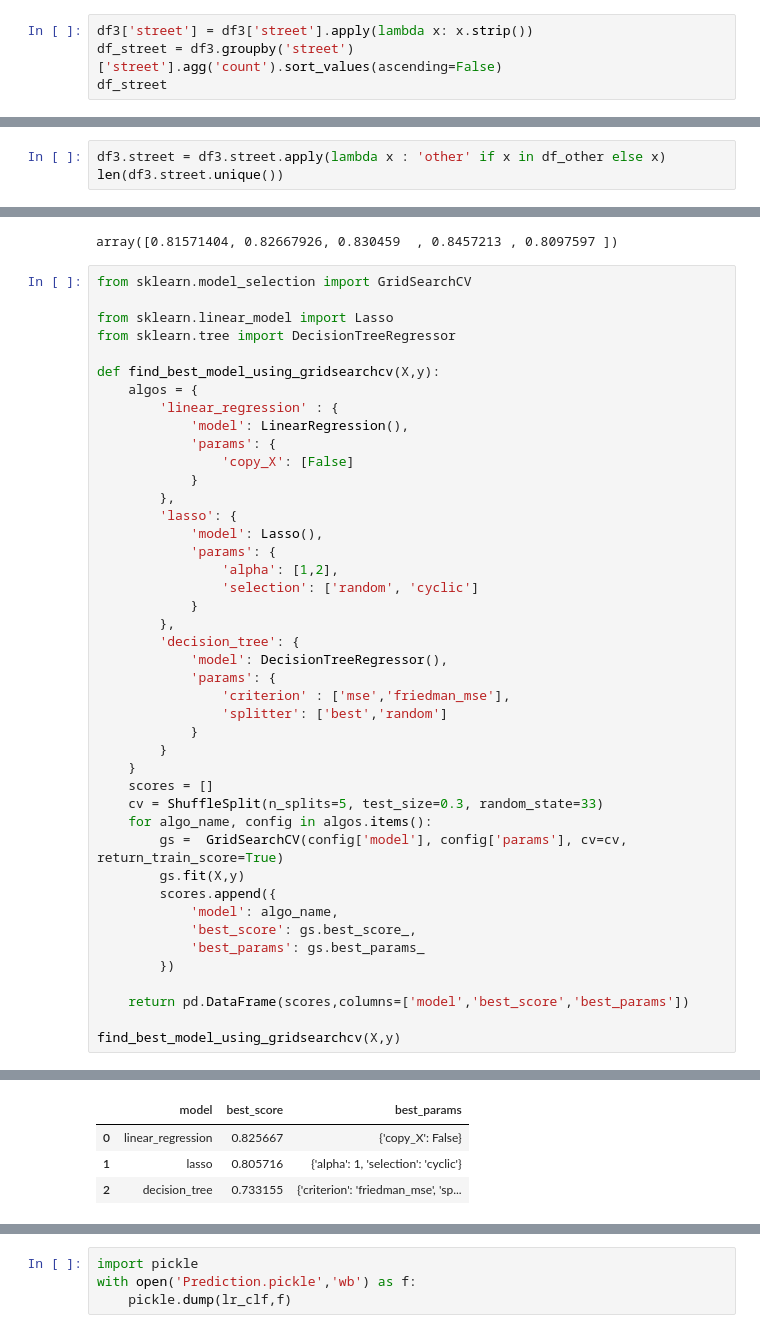
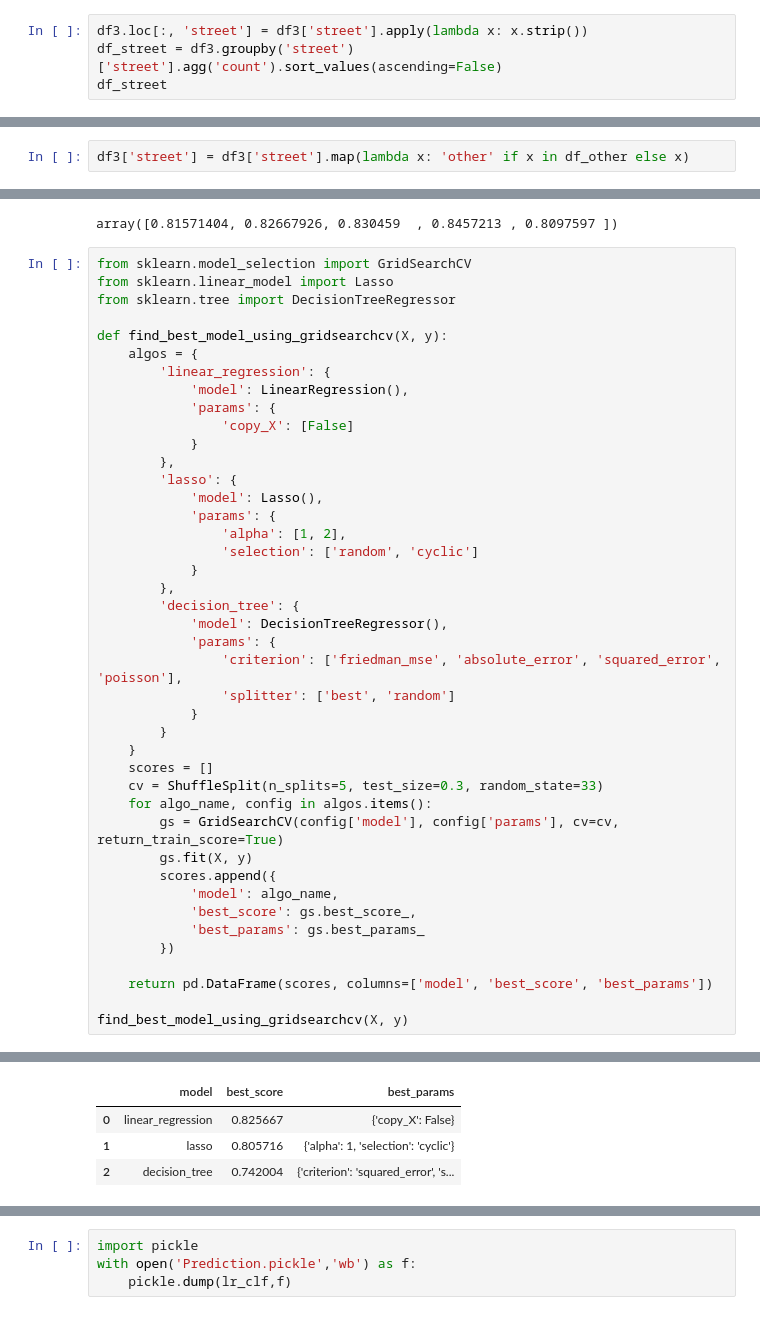
Before and after one commit to tomallos13/Flat_price_prediction, a Jupyter notebook: model/Flat_price_prediction.ipynb, the cells around one changed output, grey strips where cells are left out. Cells and saved outputs as stored; diff of their text form.

Commit message:
model

```diff
--- a/model/Flat_price_prediction.ipynb
+++ b/model/Flat_price_prediction.ipynb
@@ -104,7 +104,7 @@ df3['rooms'].unique()
 # %% [output]
 array([3., 4., 2., 5., 6., 1., 7.])
 # %%
-df3['street'] = df3['street'].apply(lambda x: x.strip())
+df3.loc[:, 'street'] = df3['street'].apply(lambda x: x.strip())
 df_street = df3.groupby('street')['street'].agg('count').sort_values(ascending=False)
 df_street
 # %% [output]
@@ -148,8 +143,7 @@ Marcinkowskiego       1
 Rakietowa             1
 Name: street, Length: 647, dtype: int64
 # %%
-df3.street = df3.street.apply(lambda x : 'other' if x in df_other else x)
-len(df3.street.unique())
+df3['street'] = df3['street'].map(lambda x: 'other' if x in df_other else x)
 # %% [output]
 A value is trying to be set on a copy of a slice from a DataFrame.
 Try using .loc[row_indexer,col_indexer] = value instead
@@ -342,13 +335,12 @@ cross_val_score(LinearRegression(), X, y, cv=cv)
 array([0.81571404, 0.82667926, 0.830459  , 0.8457213 , 0.8097597 ])
 # %%
 from sklearn.model_selection import GridSearchCV
-
 from sklearn.linear_model import Lasso
 from sklearn.tree import DecisionTreeRegressor
 
-def find_best_model_using_gridsearchcv(X,y):
+def find_best_model_using_gridsearchcv(X, y):
     algos = {
-        'linear_regression' : {
+        'linear_regression': {
             'model': LinearRegression(),
             'params': {
                 'copy_X': [False]
@@ -357,30 +349,30 @@ def find_best_model_using_gridsearchcv(X,y):
         'lasso': {
             'model': Lasso(),
             'params': {
-                'alpha': [1,2],
+                'alpha': [1, 2],
                 'selection': ['random', 'cyclic']
             }
         },
         'decision_tree': {
             'model': DecisionTreeRegressor(),
             'params': {
-                'criterion' : ['mse','friedman_mse'],
-                'splitter': ['best','random']
+                'criterion': ['friedman_mse', 'absolute_error', 'squared_error', 'poisson'],
+                'splitter': ['best', 'random']
             }
         }
     }
     scores = []
     cv = ShuffleSplit(n_splits=5, test_size=0.3, random_state=33)
     for algo_name, config in algos.items():
-        gs =  GridSearchCV(config['model'], config['params'], cv=cv, return_train_score=True)
-        gs.fit(X,y)
+        gs = GridSearchCV(config['model'], config['params'], cv=cv, return_train_score=True)
+        gs.fit(X, y)
         scores.append({
             'model': algo_name,
             'best_score': gs.best_score_,
             'best_params': gs.best_params_
         })
 
-    return pd.DataFrame(scores,columns=['model','best_score','best_params'])
+    return pd.DataFrame(scores, columns=['model', 'best_score', 'best_params'])
 
-find_best_model_using_gridsearchcv(X,y)
+find_best_model_using_gridsearchcv(X, y)
 # %% [output]
@@ -406,7 +379,7 @@ sklearn.utils._param_validation.InvalidParameterError: The 'criterion' parameter
 |  | model | best_score | best_params |
 | 0 | linear_regression | 0.825667 | {'copy_X': False} |
 | 1 | lasso | 0.805716 | {'alpha': 1, 'selection': 'cyclic'} |
-| 2 | decision_tree | 0.733155 | {'criterion': 'friedman_mse', 'sp... |
+| 2 | decision_tree | 0.742004 | {'criterion': 'squared_error', 's... |
 # %%
 def predict_price(street, sqr, rooms, floor, terrace):
     loc_index = np.where(X.columns==street)[0][0]
```
Also changed, not shown: parts of 9 cells of this notebook.
